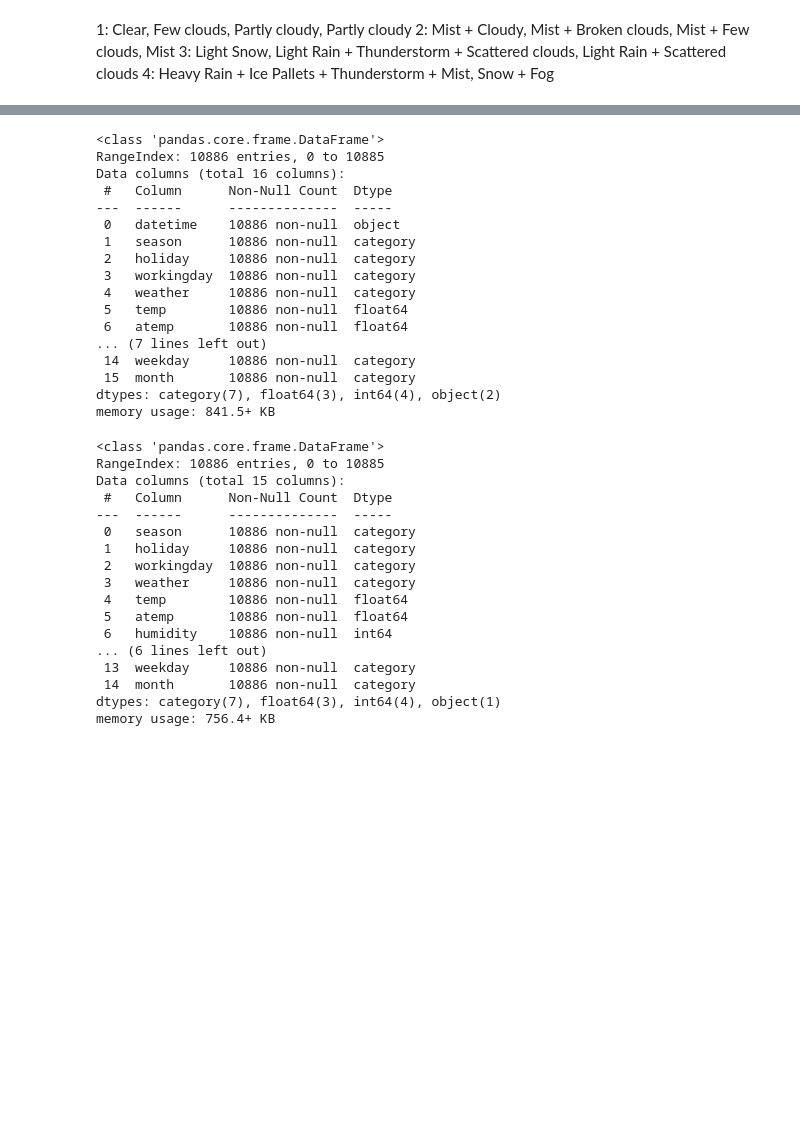
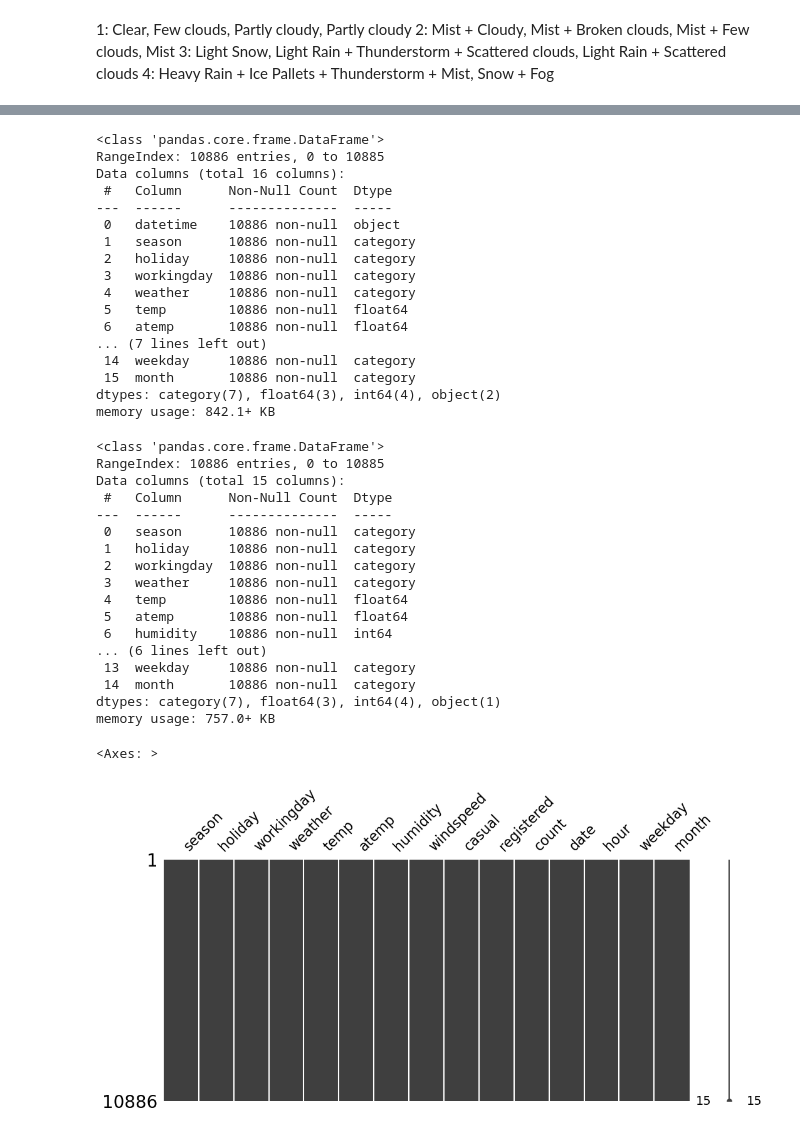
Before and after one commit to manishbhatia7/kaggle, a Jupyter notebook: Competition Datasets/Bike Sharing Demand/BikeSharing.ipynb, the cells around one changed output, grey strips where cells are left out. Drawn from its saved outputs; the diff is of its cells as text; code cells hidden in the pictures; blank space fills up the shorter version.

```diff
--- a/Competition Datasets/Bike Sharing Demand/BikeSharing.ipynb
+++ b/Competition Datasets/Bike Sharing Demand/BikeSharing.ipynb
@@ -85,7 +87,7 @@ count           int64
 dtype: object
 # %%
 
-train['date']=train['datetime'].apply(lambda x:x.split()[0])
-train['hour']=train['datetime'].apply(lambda x:x.split(':')[1].split(':')[0])
-train['weekday']=train['date'].apply(lambda dateString:calendar.day_name[datetime.strptime(dateString,"%Y-%m-%d").weekday()])
-train['month']=train['date'].apply(lambda dateString:calendar.month_name[datetime.strptime(dateString,"%Y-%m-%d").month])
+train['date']=train.datetime.apply(lambda x:x.split()[0])
+train['hour']=train.datetime.apply(lambda x:x.split()[1].split(':')[0])
+train['weekday']=train.date.apply(lambda dateString:calendar.day_name[datetime.strptime(dateString,"%Y-%m-%d").weekday()])
+train['month']=train.date.apply(lambda dateString:calendar.month_name[datetime.strptime(dateString,"%Y-%m-%d").month])
@@ -132,7 +151,7 @@ Data columns (total 16 columns):
  14  weekday     10886 non-null  category
  15  month       10886 non-null  category
 dtypes: category(7), float64(3), int64(4), object(2)
-memory usage: 841.5+ KB
+memory usage: 842.1+ KB
 # %%
 train=train.drop('datetime',axis=1)
 # %%
@@ -154,4 +173,9 @@ Data columns (total 15 columns):
  13  weekday     10886 non-null  category
  14  month       10886 non-null  category
 dtypes: category(7), float64(3), int64(4), object(1)
-memory usage: 756.4+ KB
+memory usage: 757.0+ KB
+# %%
+msno.matrix(train,figsize=(12,5))
+# %% [output]
+<Axes: >
+[figure, added]
```
Also changed, not shown: parts of 8 cells of this notebook.
